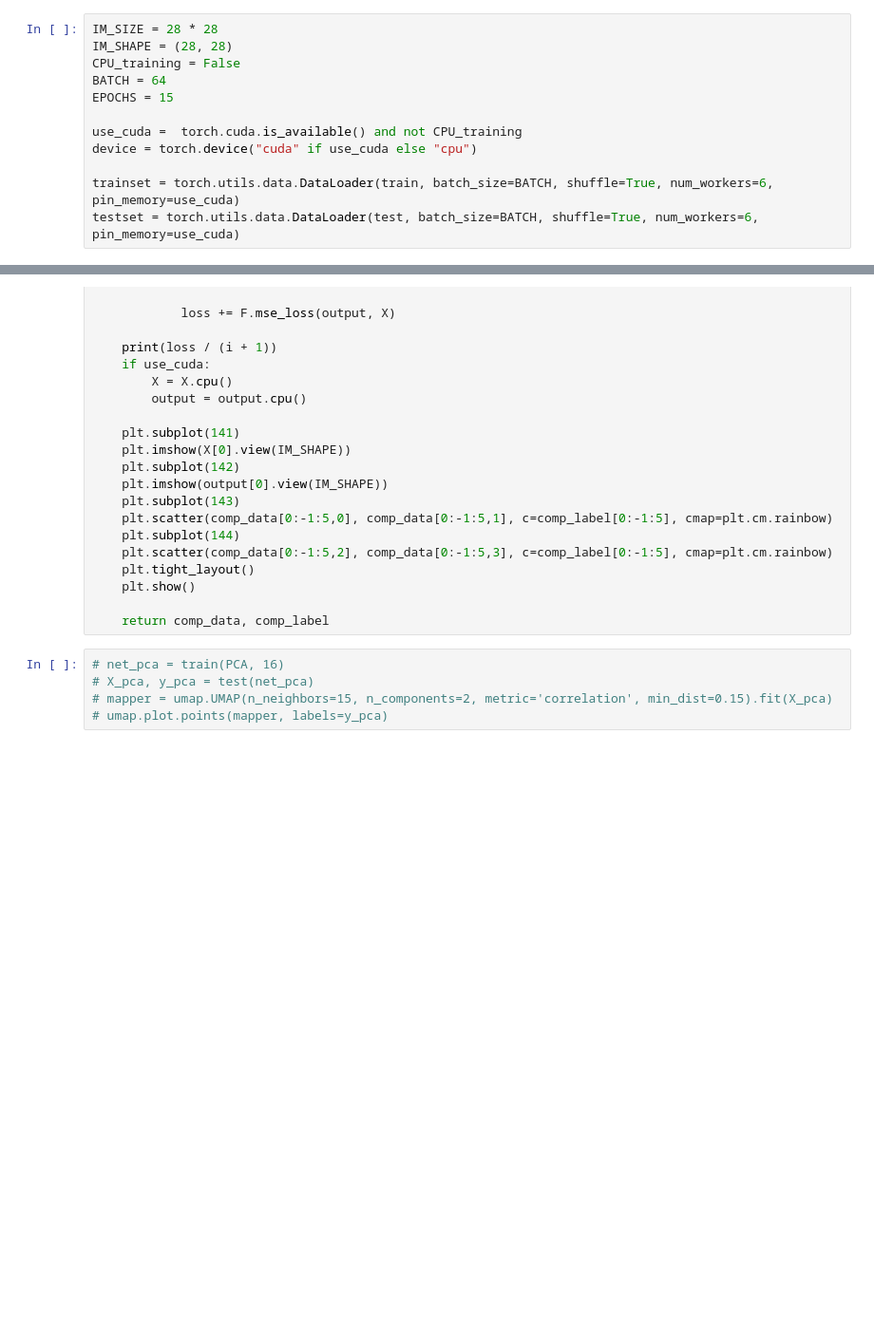
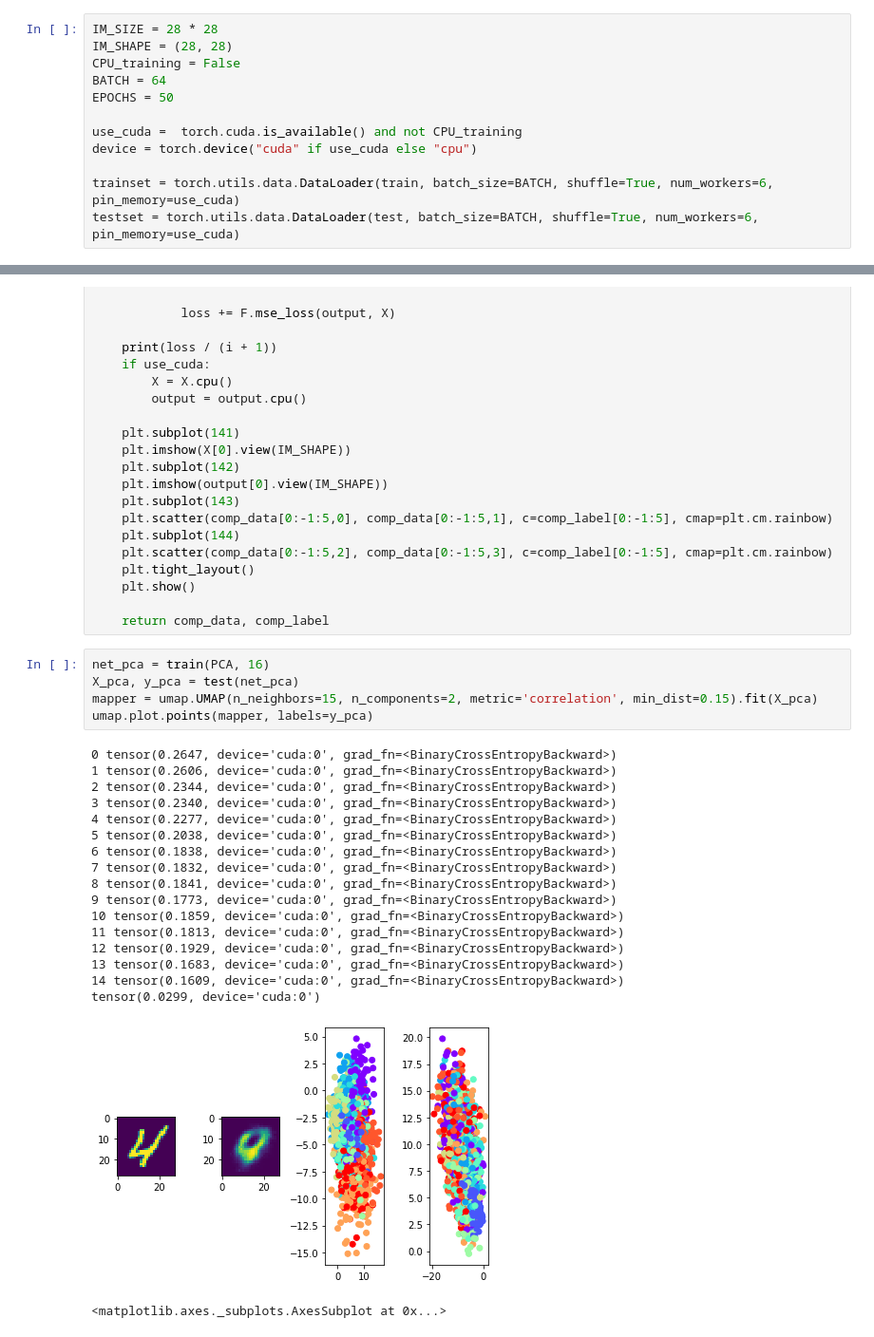
Before and after one commit to jjgsherwood/Bacholar_Thesis, a Jupyter notebook: umap.ipynb, the cells around one changed output, grey strips where cells are left out. Shown at 95% size. Cells and saved outputs as stored; diff of their text form; blank space fills up the shorter version.

```diff
--- a/umap.ipynb
+++ b/umap.ipynb
@@ -25,7 +25,7 @@ IM_SIZE = 28 * 28
 IM_SHAPE = (28, 28)
 CPU_training = False
 BATCH = 64
-EPOCHS = 15
+EPOCHS = 50
 
 use_cuda =  torch.cuda.is_available() and not CPU_training
 device = torch.device("cuda" if use_cuda else "cpu")
@@ -196,7 +198,26 @@ def test(net):
 
     return comp_data, comp_label
 # %%
-# net_pca = train(PCA, 16)
-# X_pca, y_pca = test(net_pca)
-# mapper = umap.UMAP(n_neighbors=15, n_components=2, metric='correlation', min_dist=0.15).fit(X_pca)
-# umap.plot.points(mapper, labels=y_pca)
+net_pca = train(PCA, 16)
+X_pca, y_pca = test(net_pca)
+mapper = umap.UMAP(n_neighbors=15, n_components=2, metric='correlation', min_dist=0.15).fit(X_pca)
+umap.plot.points(mapper, labels=y_pca)
+# %% [output]
+0 tensor(0.2647, device='cuda:0', grad_fn=<BinaryCrossEntropyBackward>)
+1 tensor(0.2606, device='cuda:0', grad_fn=<BinaryCrossEntropyBackward>)
+2 tensor(0.2344, device='cuda:0', grad_fn=<BinaryCrossEntropyBackward>)
+3 tensor(0.2340, device='cuda:0', grad_fn=<BinaryCrossEntropyBackward>)
+4 tensor(0.2277, device='cuda:0', grad_fn=<BinaryCrossEntropyBackward>)
+5 tensor(0.2038, device='cuda:0', grad_fn=<BinaryCrossEntropyBackward>)
+6 tensor(0.1838, device='cuda:0', grad_fn=<BinaryCrossEntropyBackward>)
+7 tensor(0.1832, device='cuda:0', grad_fn=<BinaryCrossEntropyBackward>)
+8 tensor(0.1841, device='cuda:0', grad_fn=<BinaryCrossEntropyBackward>)
+9 tensor(0.1773, device='cuda:0', grad_fn=<BinaryCrossEntropyBackward>)
+10 tensor(0.1859, device='cuda:0', grad_fn=<BinaryCrossEntropyBackward>)
+11 tensor(0.1813, device='cuda:0', grad_fn=<BinaryCrossEntropyBackward>)
+12 tensor(0.1929, device='cuda:0', grad_fn=<BinaryCrossEntropyBackward>)
+13 tensor(0.1683, device='cuda:0', grad_fn=<BinaryCrossEntropyBackward>)
+14 tensor(0.1609, device='cuda:0', grad_fn=<BinaryCrossEntropyBackward>)
+tensor(0.0299, device='cuda:0')
+[figure, added]
+<matplotlib.axes._subplots.AxesSubplot at 0x...>
```
Also changed, not shown: parts of 4 cells of this notebook, 1 other file.
